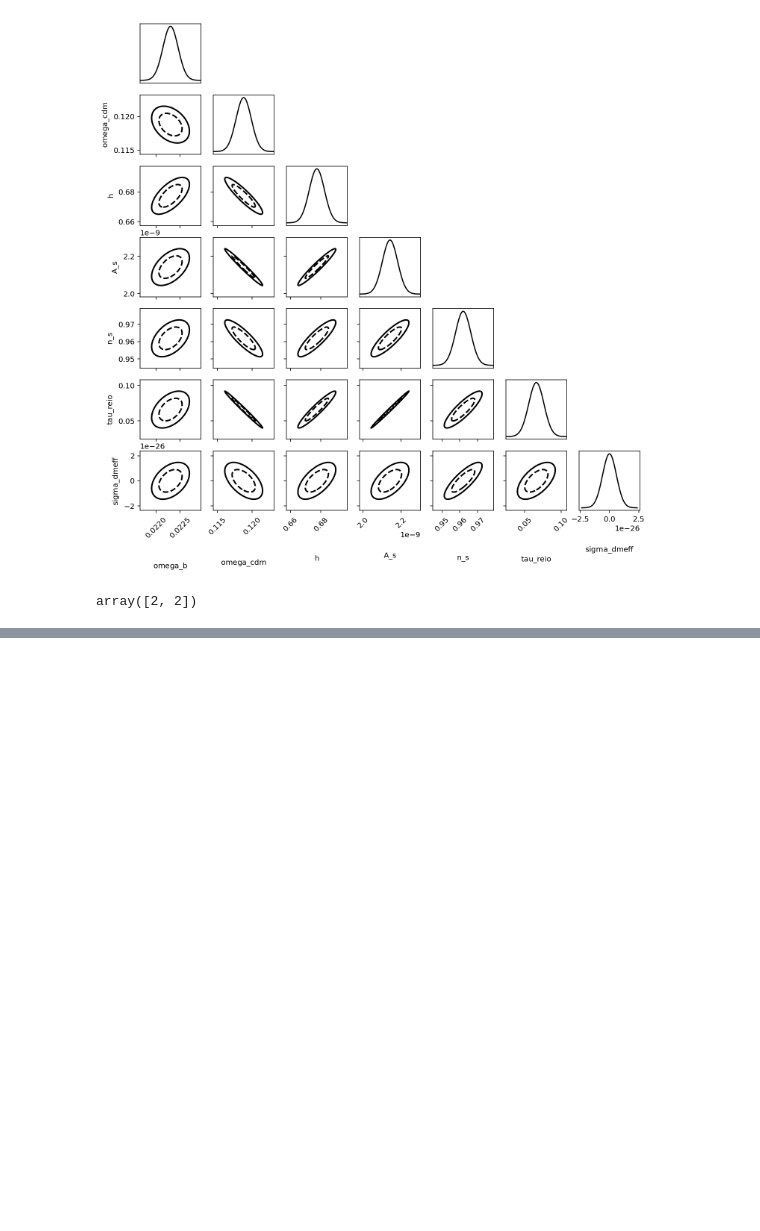
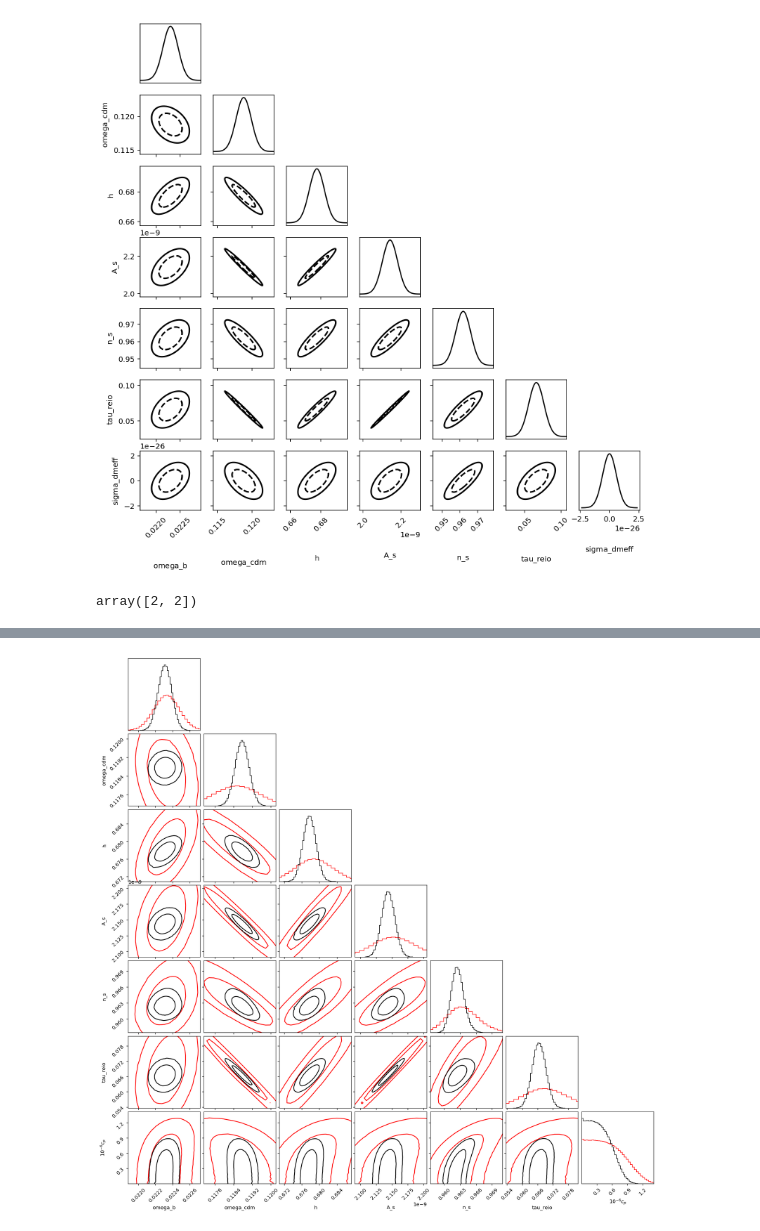
Before and after one commit to AizhanAkh/fishchips-Changes, a Jupyter notebook: IDM Fisher Matrices.ipynb, the cells around one changed output, grey strips where cells are left out. Saved outputs shown, nothing was run; the diff lists cells and outputs as text; code cells hidden in the pictures; blank space fills up the shorter version.

```diff
--- a/IDM Fisher Matrices.ipynb
+++ b/IDM Fisher Matrices.ipynb
@@ -289,0 +363,45 @@ corner.corner(modified,
+# %%
+cl_left_linear = []
+cl_right_linear = []
+
+cl_left_linear.append(omega_b_l)
+cl_left_linear.append(omega_cdm_l)
+cl_left_linear.append(h_l)
+cl_left_linear.append(As_l)
+cl_left_linear.append(ns_l)
+cl_left_linear.append(tau_l)
+cl_left_linear.append(fiducial)
+
+cl_right_linear.append(omega_b_r)
+cl_right_linear.append(omega_cdm_r)
+cl_right_linear.append(h_r)
+cl_right_linear.append(As_r)
+cl_right_linear.append(ns_r)
+cl_right_linear.append(tau_r)
+cl_right_linear.append(dmeff)
+
+#cl_right[1]['tt']
+# %%
+linear = experiments.CMB_Primary()
+fisher_linear = linear.get_fisher_changed(fiducial_linear, pars, cl_right_linear, cl_left_linear, steps)
+cov_linear = np.linalg.inv(fisher_linear)
+unmodified_samples_linear = get_samps(cov_linear, centers)
+# %%
+samps_linear = get_samps(cov_linear, centers, num=int(1e8)) # get the samples from the covariance
+samps_linear = samps_linear[samps_linear.T[-1]>0] # sigma_p cannot be negative
+modified_linear = samps_linear.copy()
+modified_linear.T[-1] = convert_to_cc_array(modified_linear.T[-1], 1.0) * 1e-6 # convert to 1e6 * cc
+
+fig = corner.corner(modified,
+              plot_datapoints=False, plot_density=False, bins=50,
+              weights=1./np.sqrt(samps.T[-1]),
+              levels=(0.68,0.95),lw=2, color='red', labels=[r'omega_b', r'omega_cdm', r'h',  r'A_s', r'n_s', r'tau_reio', r'$10^{-6}c_{p}$'],
+              hist_kwargs={'normed':True});
+corner.corner(modified_linear,
+              plot_datapoints=False, plot_density=False, bins=50,
+              weights=1./np.sqrt(samps_linear.T[-1]),
+              levels=(0.68,0.95),lw=2, color='black', labels=[r'omega_b', r'omega_cdm', r'h',  r'A_s', r'n_s', r'tau_reio', r'$10^{-6}c_{p}$'],
+              hist_kwargs={'normed':True}, fig = fig);
+plt.savefig("ff_pt_linear.pdf")
+# %% [output]
+[figure, added]
```
Also changed, not shown: parts of 6 cells of this notebook, 4 other files.
